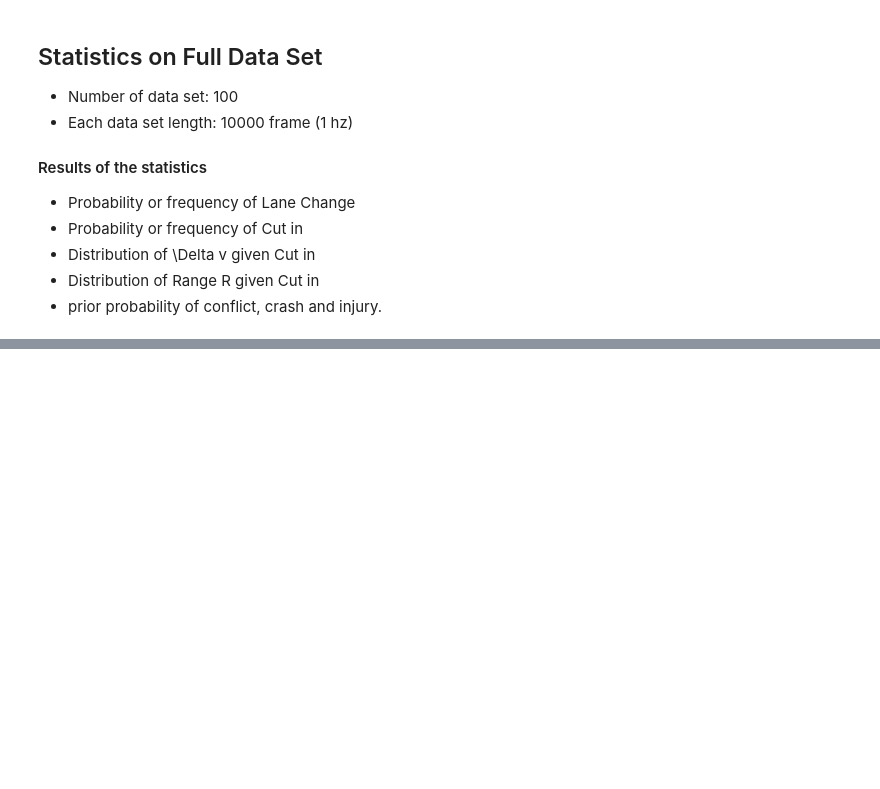
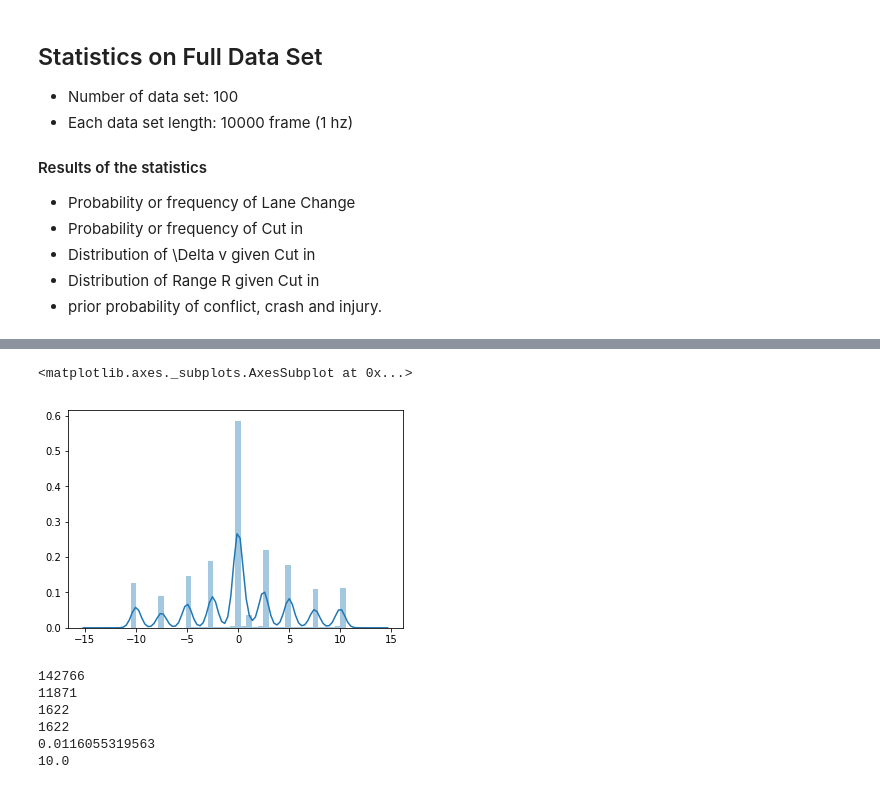
Before and after one commit to MoonBlvd/MDP_data_recording, a Jupyter notebook: simulation/statistic_levelk.ipynb, the cells around one changed output, grey strips where cells are left out. Drawn from its saved outputs; the diff is of its cells as text; code cells hidden in the pictures; blank space fills up the shorter version.

```diff
--- a/simulation/statistic_levelk.ipynb
+++ b/simulation/statistic_levelk.ipynb
@@ -512,0 +552,5 @@ array([ 45.])
+# %%
+sns.distplot(all_cut_in['v_host']-all_cut_in['v_cutin'])
+# %% [output]
+<matplotlib.axes._subplots.AxesSubplot at 0x...>
+[figure, added]
@@ -512,0 +562,14 @@ array([ 45.])
+# %%
+print(len(all_cut_in['index']))
+print(num_conflict)
+print(num_crash)
+print(len(injury_probs))
+print(np.max(injury_probs))
+print(np.max(crash_dv))
+# %% [output]
+142766
+11871
+1622
+1622
+0.0116055319563
+10.0
```
Also changed, not shown: parts of 11 cells of this notebook.
